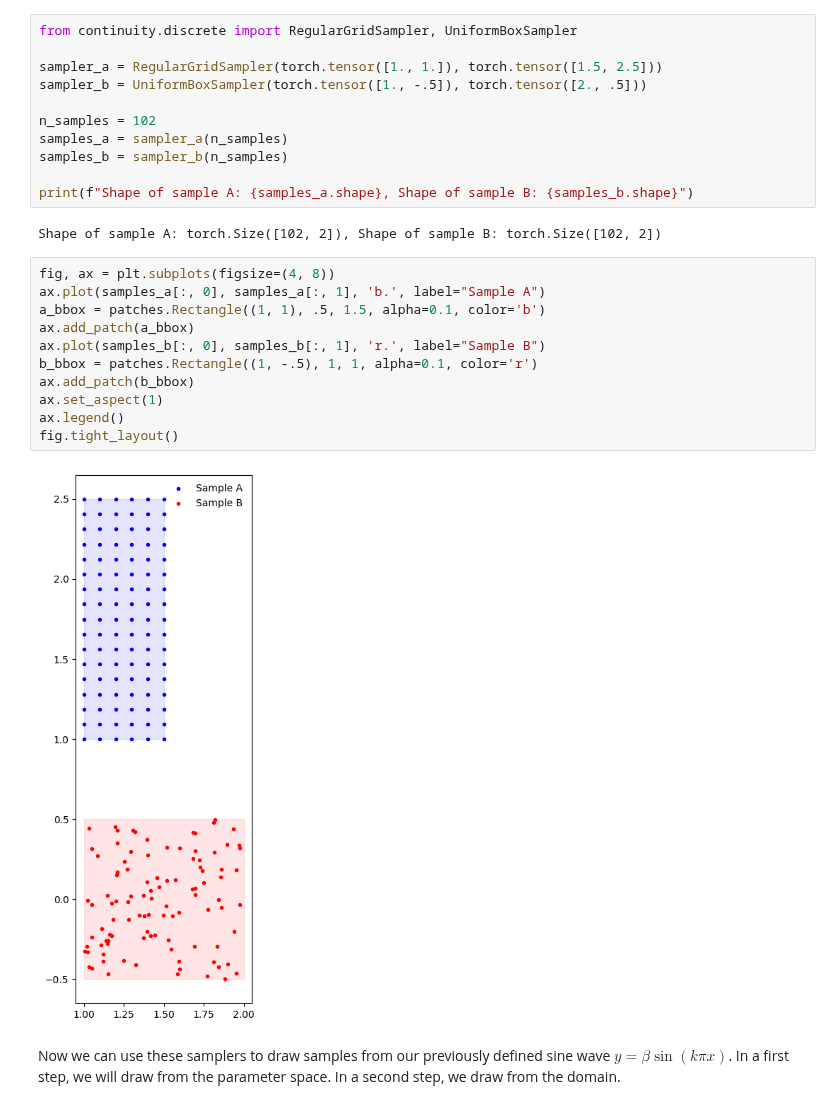
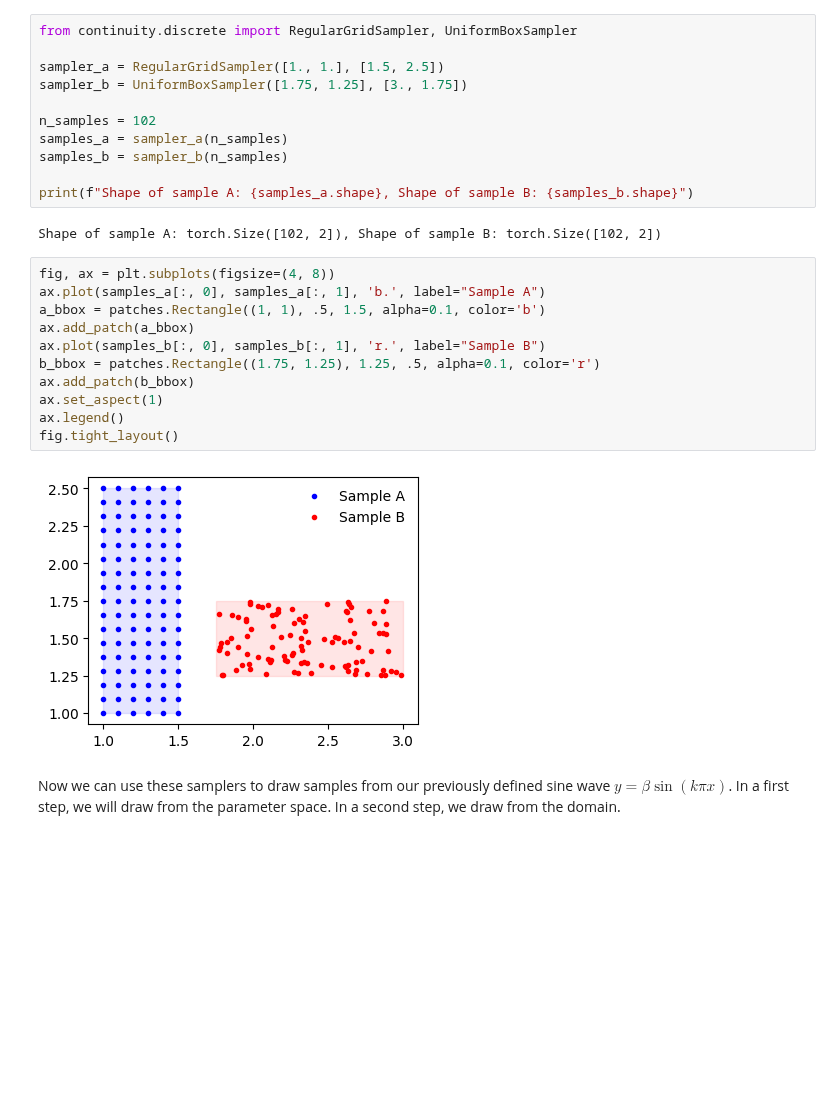
Before and after one commit to aai-institute/continuiti, a Jupyter notebook: examples/functions.ipynb, the cells around one changed output. Drawn from its saved outputs; the diff is of its cells as text; blank space fills up the shorter version.

```diff
--- a/examples/functions.ipynb
+++ b/examples/functions.ipynb
@@ -129,8 +129,8 @@ In Continuity, there are samplers to create discrete representations of continuo
 # %%
 from continuity.discrete import RegularGridSampler, UniformBoxSampler
 
-sampler_a = RegularGridSampler(torch.tensor([1., 1.]), torch.tensor([1.5, 2.5]))
-sampler_b = UniformBoxSampler(torch.tensor([1., -.5]), torch.tensor([2., .5]))
+sampler_a = RegularGridSampler([1., 1.], [1.5, 2.5])
+sampler_b = UniformBoxSampler([1.75, 1.25], [3., 1.75])
 
 n_samples = 102
 samples_a = sampler_a(n_samples)
@@ -142,16 +142,16 @@ Shape of sample A: torch.Size([102, 2]), Shape of sample B: torch.Size([102, 2])
 # %%
 fig, ax = plt.subplots(figsize=(4, 8))
 ax.plot(samples_a[:, 0], samples_a[:, 1], 'b.', label="Sample A")
 a_bbox = patches.Rectangle((1, 1), .5, 1.5, alpha=0.1, color='b')
 ax.add_patch(a_bbox)
 ax.plot(samples_b[:, 0], samples_b[:, 1], 'r.', label="Sample B")
-b_bbox = patches.Rectangle((1, -.5), 1, 1, alpha=0.1, color='r')
+b_bbox = patches.Rectangle((1.75, 1.25), 1.25, .5, alpha=0.1, color='r')
 ax.add_patch(b_bbox)
 ax.set_aspect(1)
 ax.legend()
 fig.tight_layout()
 # %% [output]
-[figure, old version]
+[figure, new version]
 # %% [markdown]
 Now we can use these samplers to draw samples from our previously defined sine wave $y = \beta \sin(k\pi x)$. In a first step, we will draw from the parameter space. In a second step, we draw from the domain.
 # %%
```
Also changed, not shown: parts of 2 cells of this notebook.
